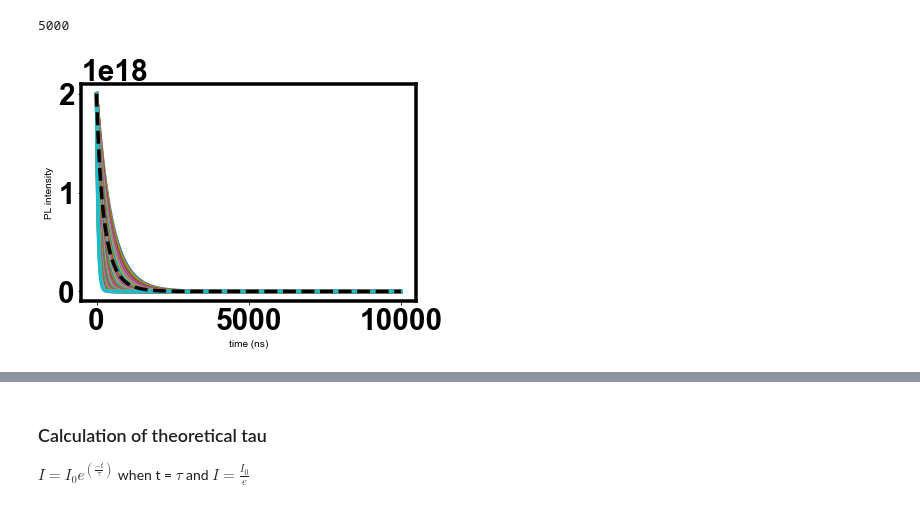
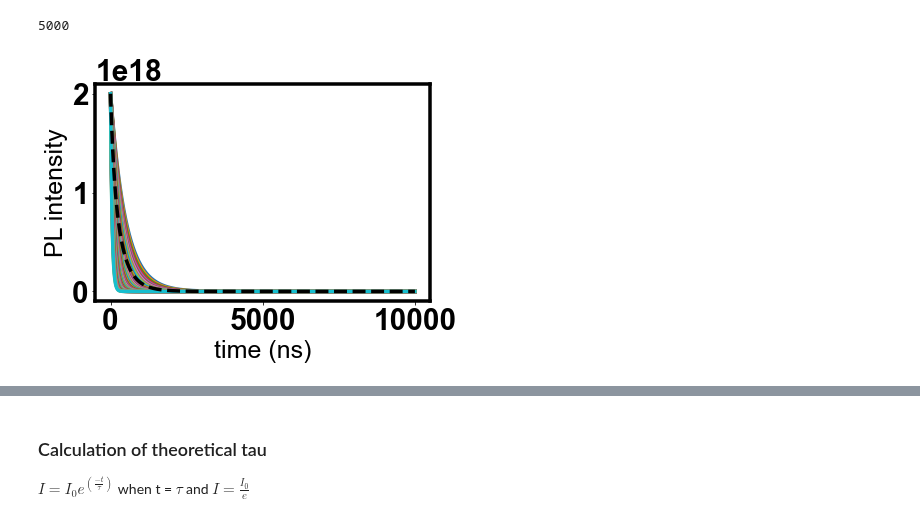
Before and after one commit to mtaddei94/TimeResolvedPL, a Jupyter notebook: PL_Intensity.ipynb, the cells around one changed output, grey strips where cells are left out. Cells and saved outputs as stored; diff of their text form; code cells hidden in the pictures.

```diff
--- a/PL_Intensity.ipynb
+++ b/PL_Intensity.ipynb
@@ -144,14 +144,15 @@ pl_HLI_avg.size
 # %% [output]
 5000
 # %%
+
 #plot of exponential decay of photoluminescence
 plt.plot(t*1e9, pl_HLI)
 plt.plot(t*1e9, pl_HLI_avg,'k--', label="Average")
-plt.xlabel('time (ns)')
-plt.ylabel('PL intensity')
+plt.xlabel('time (ns)', fontsize=25)
+plt.ylabel('PL intensity', fontsize= 25)
 plt.show()
 # %% [output]
-[figure, old version]
+[figure, new version]
 # %%
 #streched exponential fitting of the average PL exponential decay
 stretched_exp = stretch_exp_fit(pl_HLI_avg/np.max(pl_HLI_avg), t)
```
Also changed, not shown: parts of 112 cells of this notebook.
